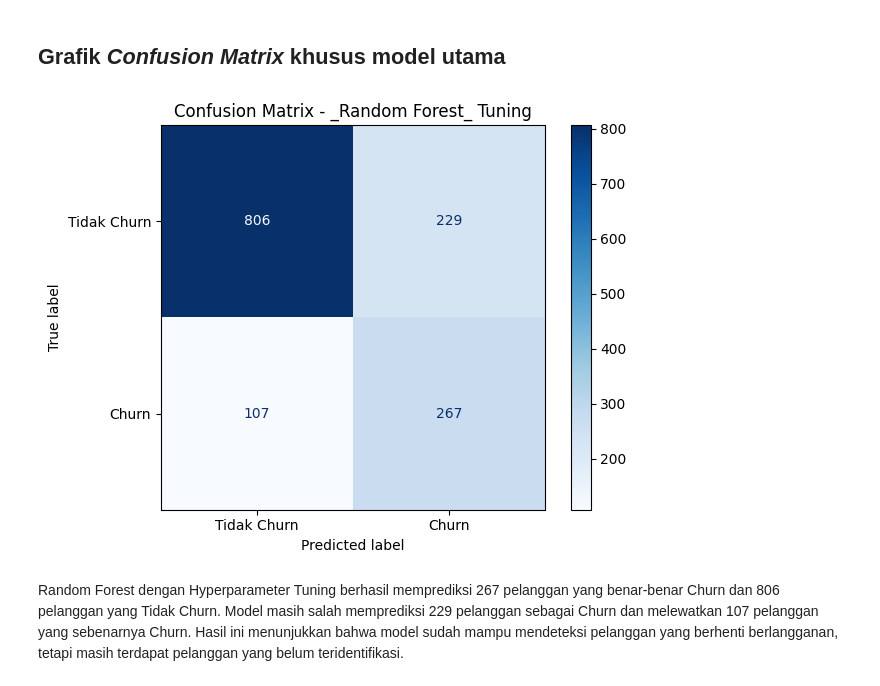
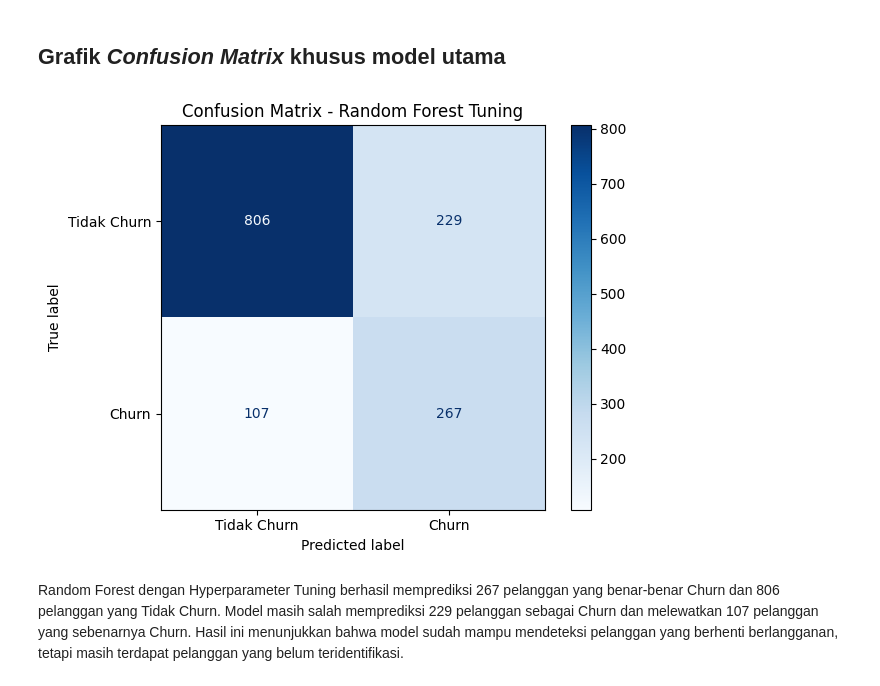
Before and after one commit to Rani241/Machine-Learning-Telco-Customer-Churn, a Jupyter notebook: Telco Customer Churn/Telco Customer Churn.ipynb, the cells around one changed output. Saved outputs shown, nothing was run; the diff lists cells and outputs as text; code cells hidden in the pictures.

```diff
--- a/Telco Customer Churn/Telco Customer Churn.ipynb
+++ b/Telco Customer Churn/Telco Customer Churn.ipynb
@@ -788,20 +767,20 @@ Model _Random Forest_ dengan Hyperparameter Tuning dan _Logistic Regression_ mem
 # %%
 import matplotlib.pyplot as plt
 from sklearn.metrics import ConfusionMatrixDisplay
 
 ConfusionMatrixDisplay.from_estimator(
     model_final,
     x_test,
     y_test,
     display_labels=["Tidak Churn", "Churn"],
     cmap="Blues"
 )
 
-plt.title("Confusion Matrix - _Random Forest_ Tuning")
+plt.title("Confusion Matrix - Random Forest Tuning")
 plt.tight_layout()
 plt.show()
 # %% [output]
-[figure, old version]
+[figure, new version]
 # %% [markdown]
 Random Forest dengan Hyperparameter Tuning berhasil memprediksi 267 pelanggan yang benar-benar Churn dan 806 pelanggan yang Tidak Churn. Model masih salah memprediksi 229 pelanggan sebagai Churn dan melewatkan 107 pelanggan yang sebenarnya Churn. Hasil ini menunjukkan bahwa model sudah mampu mendeteksi pelanggan yang berhenti berlangganan, tetapi masih terdapat pelanggan yang belum teridentifikasi.
 # %% [markdown]
```
Also changed, not shown: parts of 10 cells of this notebook.
